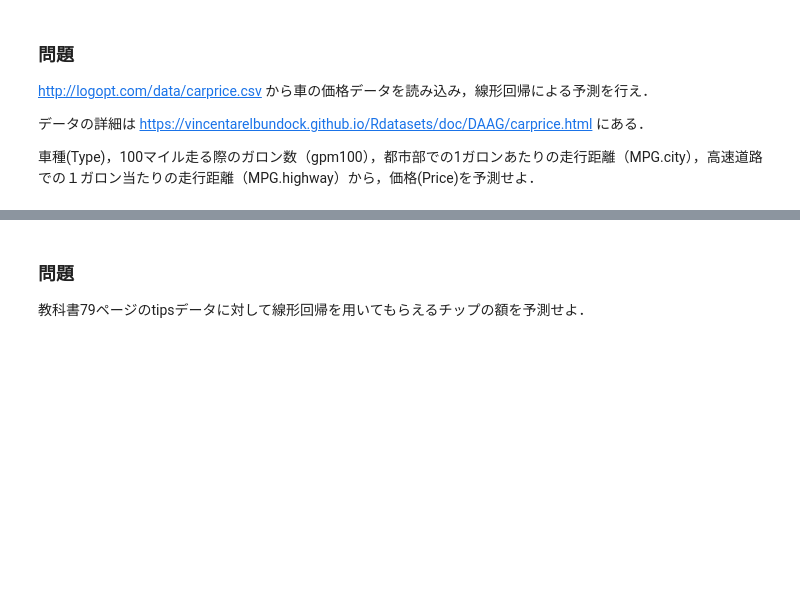
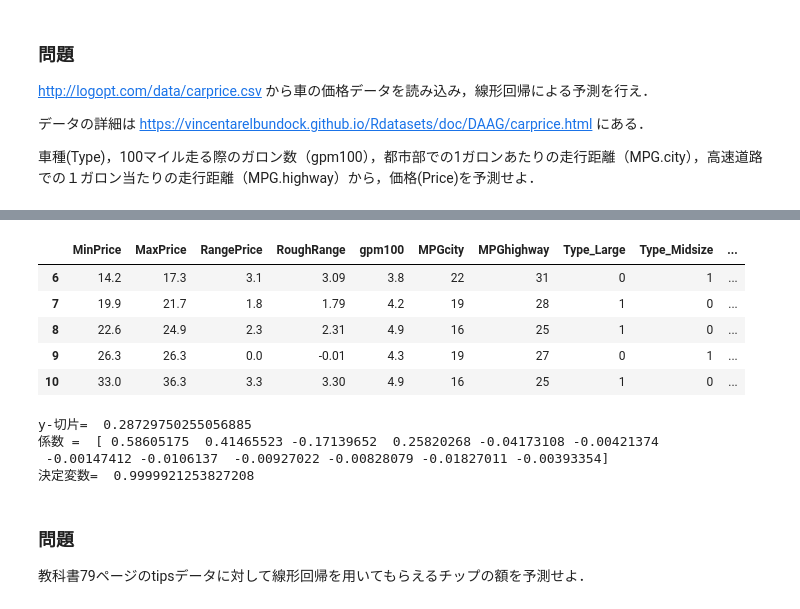
Before and after one commit to yuiokubo/muscle_training, a Jupyter notebook: menu/muscle07_sklearn2.ipynb, the cells around one changed output, grey strips where cells are left out. Cells and saved outputs as stored; diff of their text form; code cells hidden in the pictures; blank space fills up the shorter version.

```diff
--- a/menu/muscle07_sklearn2.ipynb
+++ b/menu/muscle07_sklearn2.ipynb
@@ -120,0 +304,11 @@ https://vincentarelbundock.github.io/Rdatasets/doc/DAAG/carprice.html
+# %%
+y = cardate.Price                # 従属変数(price)の抽出
+X = cardate.drop('Price',axis=1) # 独立変数（特徴ベクトル）をpriceの列を除くことによって生成
+X.head()
+# %% [output]
+|  | MinPrice | MaxPrice | RangePrice | RoughRange | gpm100 | MPGcity | MPGhighway | Type_Large | Type_Midsize | ... |
+| 6 | 14.2 | 17.3 | 3.1 | 3.09 | 3.8 | 22 | 31 | 0 | 1 | ... |
+| 7 | 19.9 | 21.7 | 1.8 | 1.79 | 4.2 | 19 | 28 | 1 | 0 | ... |
+| 8 | 22.6 | 24.9 | 2.3 | 2.31 | 4.9 | 16 | 25 | 1 | 0 | ... |
+| 9 | 26.3 | 26.3 | 0.0 | -0.01 | 4.3 | 19 | 27 | 0 | 1 | ... |
+| 10 | 33.0 | 36.3 | 3.3 | 3.30 | 4.9 | 16 | 25 | 1 | 0 | ... |
@@ -121,3 +320,12 @@ https://vincentarelbundock.github.io/Rdatasets/doc/DAAG/carprice.html
+# %%
+print("y-切片= ",reg.intercept_)
+print("係数 = ",reg.coef_)
+print("決定変数= ",reg.score(X,y)) #決定係数の別計算
+# %% [output]
+y-切片=  0.28729750255056885
+係数 =  [ 0.58605175  0.41465523 -0.17139652  0.25820268 -0.04173108 -0.00421374
+ -0.00147412 -0.0106137  -0.00927022 -0.00828079 -0.01827011 -0.00393354]
+決定変数=  0.9999921253827208
 # %% [markdown]
 ### 問題
 
```
Also changed, not shown: parts of 37 cells of this notebook.
